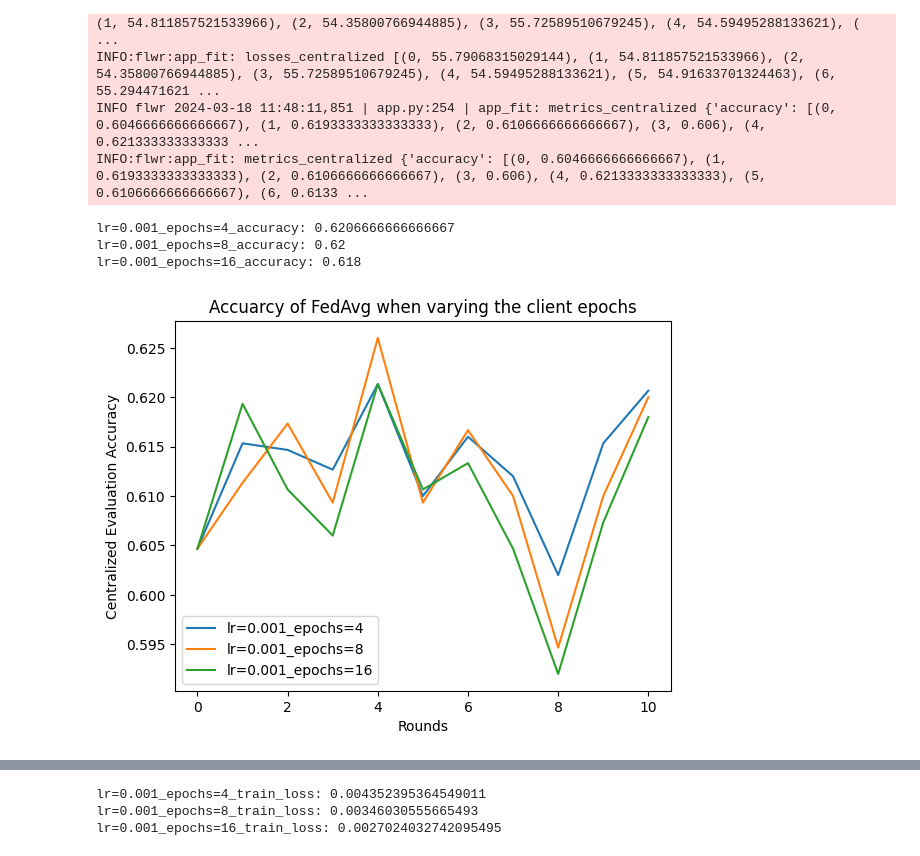
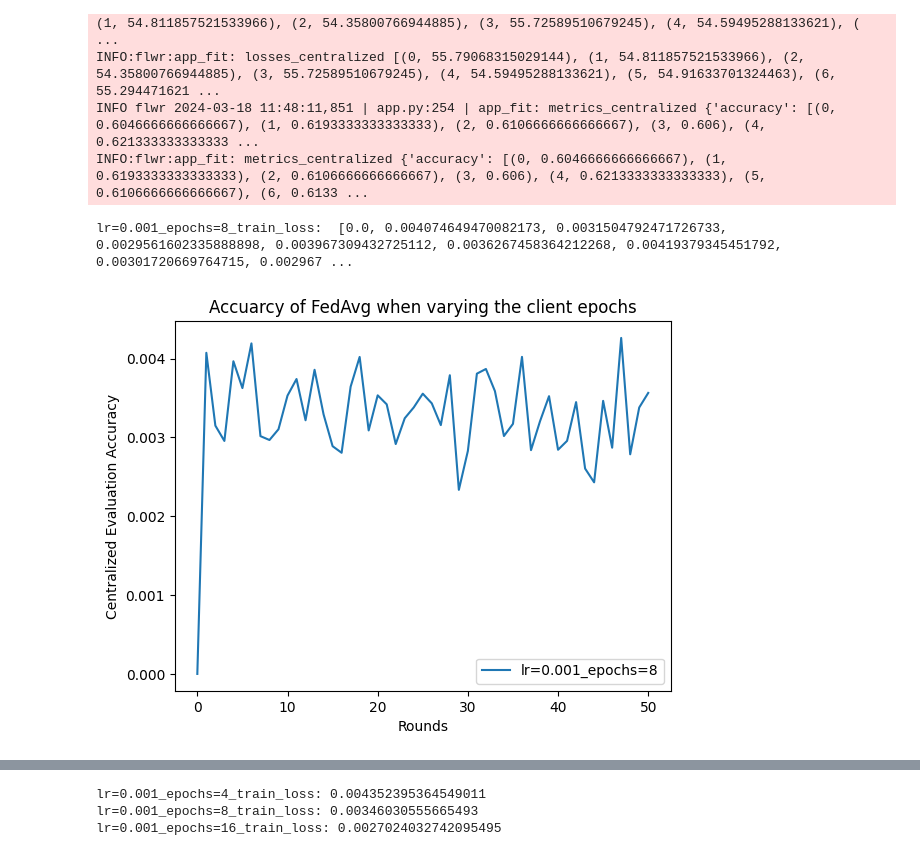
Before and after one commit to Tyv217/L361-Federated-Learning, a Jupyter notebook: projects/project.ipynb, the cells around one changed output, grey strips where cells are left out. Saved outputs shown, nothing was run; the diff lists cells and outputs as text; code cells hidden in the pictures.

```diff
--- a/projects/project.ipynb
+++ b/projects/project.ipynb
@@ -1326,18 +1327,16 @@ INFO:flwr:app_fit: metrics_centralized {'accuracy': [(0, 0.6046666666666667), (1
 # %%
 for key in ten_round_hist_fedavg.keys():
   all_hist = ten_round_hist_fedavg[key]
   for hist_fedavg in all_hist:
     lr = hist_fedavg[0]
-    local_epochs = hist_fedavg[1]
-    history = hist_fedavg[2]
-    plot_metric(history, "accuracy", "lr=" + str(lr) + "_epochs=" + str(local_epochs), distributed = False)
+    local_epochs = hist_fedavg[2]
+    history = hist_fedavg[3]
+    plot_metric(history, "train_loss", "lr=" + str(lr) + "_epochs=" + str(local_epochs), distributed = True)
 plt.title("Accuarcy of FedAvg when varying the client epochs")
 plt.xlabel("Rounds")
 plt.ylabel("Centralized Evaluation Accuracy")
 plt.legend()
 plt.show()
 # %% [output]
-lr=0.001_epochs=4_accuracy: 0.6206666666666667
-lr=0.001_epochs=8_accuracy: 0.62
-lr=0.001_epochs=16_accuracy: 0.618
+lr=0.001_epochs=8_train_loss:  [0.0, 0.004074649470082173, 0.0031504792471726733, 0.0029561602335888898, 0.003967309432725112, 0.0036267458364212268, 0.00419379345451792, 0.00301720669764715, 0.002967 ...
-[figure, old version]
+[figure, new version]
```
Also changed, not shown: parts of 12 cells of this notebook.
